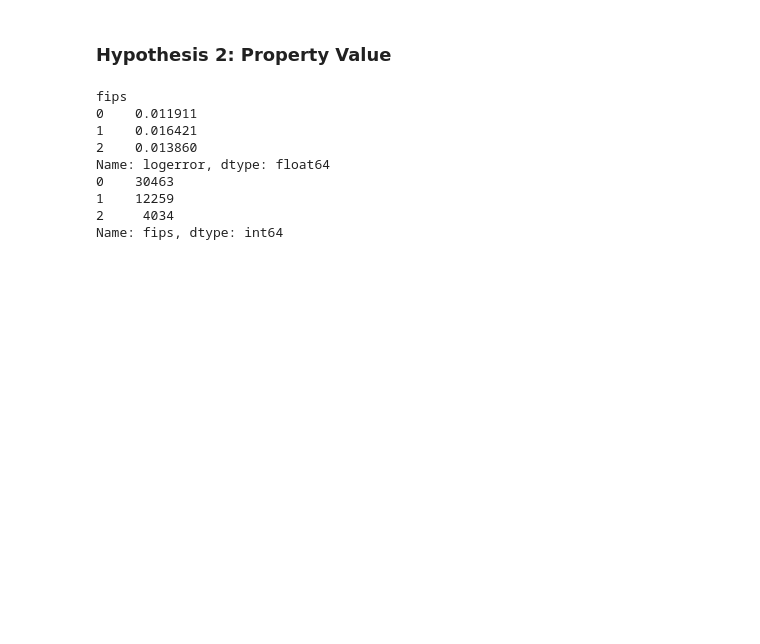
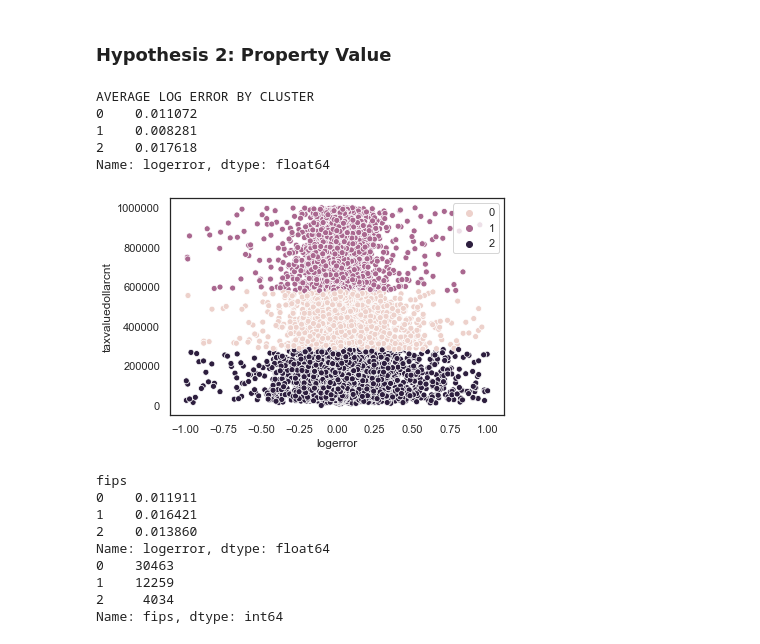
Before and after one commit to PeopleAgainstBroccoli/zillow_cluster, a Jupyter notebook: working_notebook.ipynb, the cells around one changed output. Saved outputs shown, nothing was run; the diff lists cells and outputs as text; code cells hidden in the pictures; blank space fills up the shorter version.

```diff
--- a/working_notebook.ipynb
+++ b/working_notebook.ipynb
@@ -259,6 +260,15 @@ data.corr()
 ### Hypothesis 1: Location
 # %% [markdown]
 ### Hypothesis 2: Property Value
+# %%
+cluster_model = model.cluster_zillow(data)
+# %% [output]
+AVERAGE LOG ERROR BY CLUSTER
+0    0.011072
+1    0.008281
+2    0.017618
+Name: logerror, dtype: float64
+[figure, added]
 # %%
 print(data.groupby('fips')['logerror'].mean())
 print(data['fips'].value_counts())
```
Also changed, not shown: parts of 19 cells of this notebook, 1 other file.
